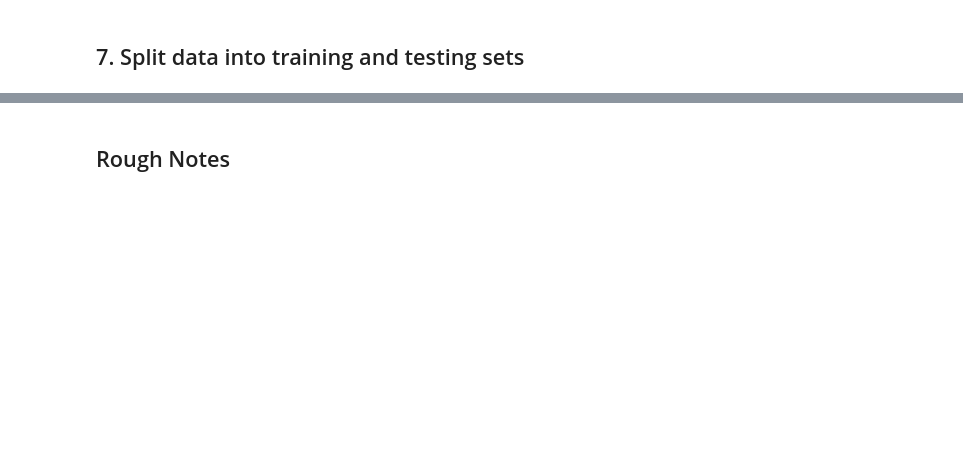
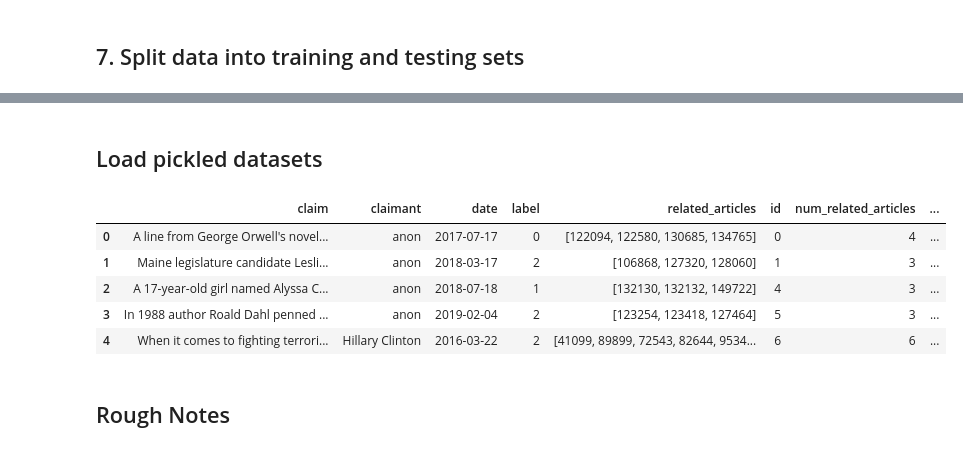
Before and after one commit to kingbd2/Fake_News_Data_Cup, a Jupyter notebook: 2.DataPreparation.ipynb, the cells around one changed output, grey strips where cells are left out. Drawn from its saved outputs; the diff is of its cells as text; code cells hidden in the pictures; blank space fills up the shorter version.

```diff
--- a/2.DataPreparation.ipynb
+++ b/2.DataPreparation.ipynb
@@ -310,0 +351,2 @@ Stored 'test_labels' (Series)
+# %% [markdown]
+## Load pickled datasets
@@ -311,3 +355,19 @@ Stored 'test_labels' (Series)
+# %%
+article_df_enriched = pickle.load(open('data/article_df_enriched.pkl', 'rb'))
+article_df = pickle.load(open('data/article_df.pkl', 'rb'))
+train_df = pickle.load(open('data/train_df.pkl', 'rb'))
+train_dataframe = pickle.load(open('data/train_dataframe.pkl', 'rb'))
+# %%
+train_df = train_df["train_df"]
+# %%
+train_df.head()
+# %% [output]
+|  | claim | claimant | date | label | related_articles | id | num_related_articles | ... |
+| 0 | A line from George Orwell's novel... | anon | 2017-07-17 | 0 | [122094, 122580, 130685, 134765] | 0 | 4 | ... |
+| 1 | Maine legislature candidate Lesli... | anon | 2018-03-17 | 2 | [106868, 127320, 128060] | 1 | 3 | ... |
+| 2 | A 17-year-old girl named Alyssa C... | anon | 2018-07-18 | 1 | [132130, 132132, 149722] | 4 | 3 | ... |
+| 3 | In 1988 author Roald Dahl penned ... | anon | 2019-02-04 | 2 | [123254, 123418, 127464] | 5 | 3 | ... |
+| 4 | When it comes to fighting terrori... | Hillary Clinton | 2016-03-22 | 2 | [41099, 89899, 72543, 82644, 9534... | 6 | 6 | ... |
 # %% [markdown]
 ## Rough Notes
 # %%
```
Also changed, not shown: parts of 23 cells of this notebook, 21 other files.
